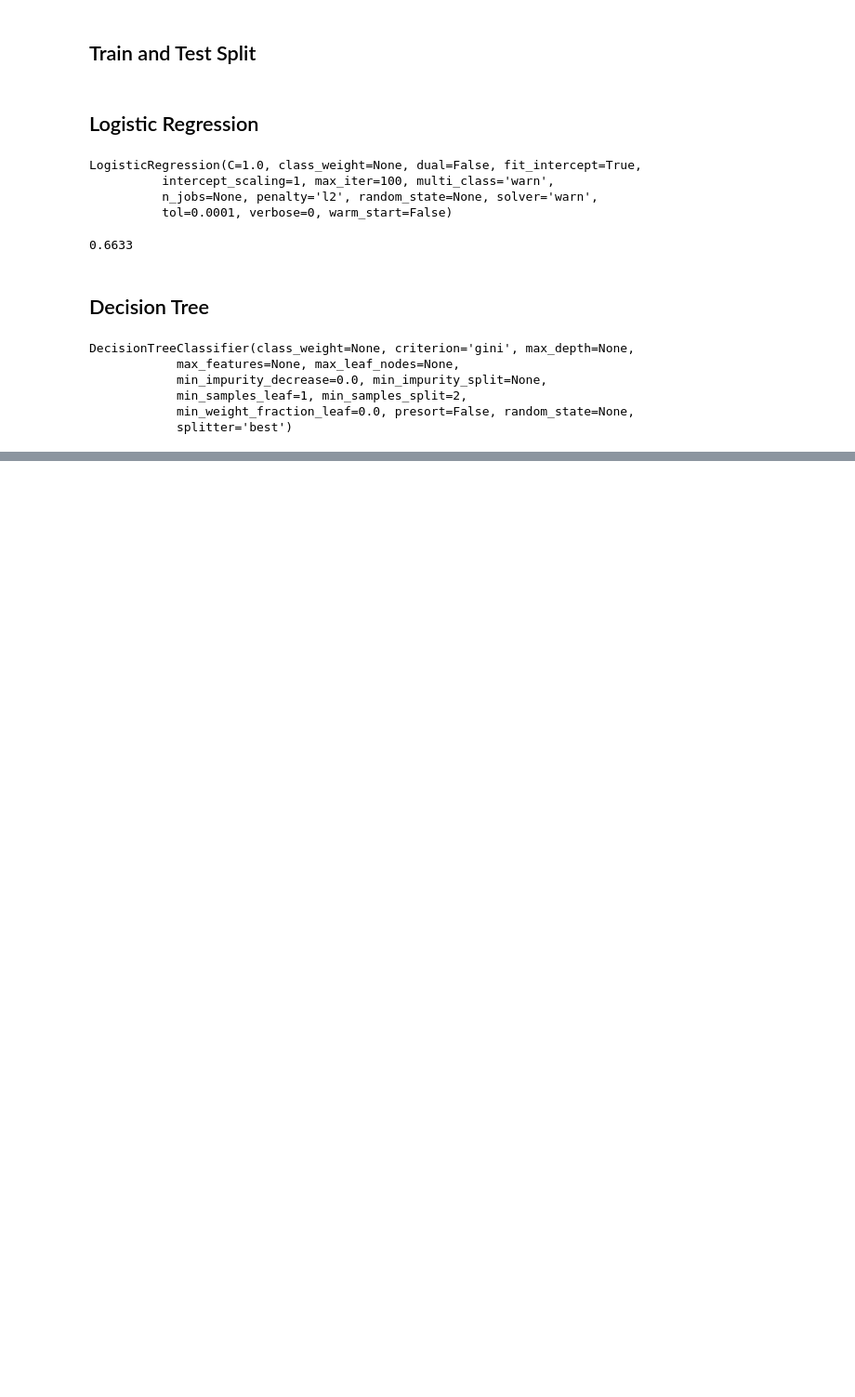
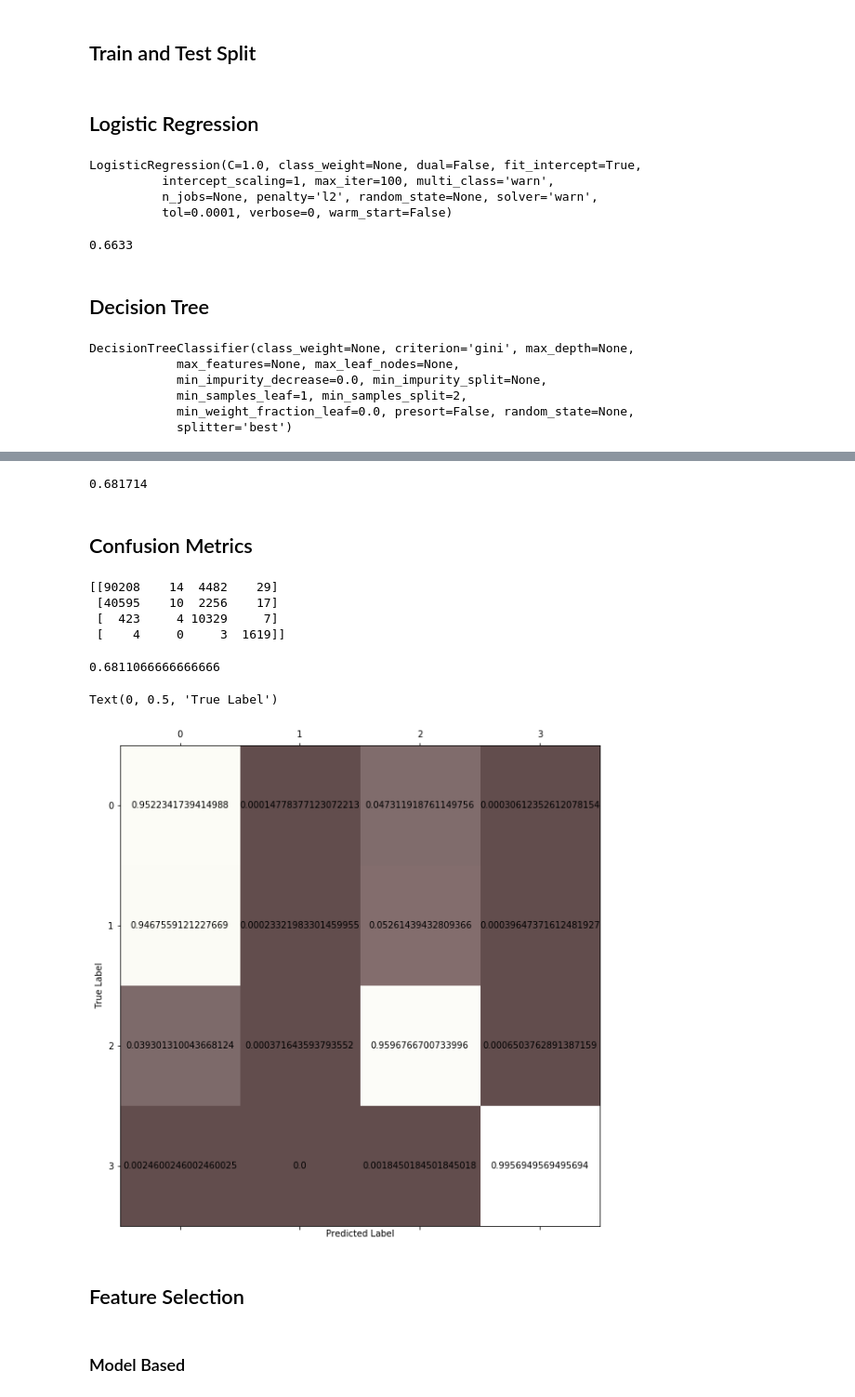
Before and after one commit to Arvind-capstone/Capstone-project, a Jupyter notebook: Capstone.ipynb, the cells around one changed output, grey strips where cells are left out. Shown at 93% size. Drawn from its saved outputs; the diff is of its cells as text; code cells hidden in the pictures; blank space fills up the shorter version.

```diff
--- a/Capstone.ipynb
+++ b/Capstone.ipynb
@@ -251,7 +239,7 @@ from sklearn.neighbors import KNeighborsClassifier
 from sklearn.svm import SVC
 from sklearn.tree import DecisionTreeClassifier, export_graphviz
 # %%
-Data= pd.concat([data_clean,Test], axis=1)
+Data= pd.concat([data_clean,test], axis=1)
 Data.head()
 # %% [output]
 |  | row_id | loan_type | property_type | loan_purpose | occupancy | loan_amount | preapproval | msa_md | ... |
@@ -306,0 +297,4 @@ print(accuracy_score(y_test, predictions))
+# %%
+forest_model = RandomForestClassifier(random_state=1,max_depth=10,n_estimators=50)
+# %%
+clf_rf = forest_model.fit(x_train,y_train)
@@ -306,0 +303,37 @@ print(accuracy_score(y_test, predictions))
+# %%
+Random_forest = accuracy_score(predictions , Y)
+Random_forest
+# %% [output]
+0.681714
+# %% [markdown]
+## Confusion Metrics
+# %%
+from sklearn.metrics import confusion_matrix
+y_pred = clf_rf.fit(x_train, y_train).predict(x_test)
+cm = confusion_matrix(y_true=  y_test, y_pred = y_pred)
+print(cm)
+# %% [output]
+[[90208    14  4482    29]
+ [40595    10  2256    17]
+ [  423     4 10329     7]
+ [    4     0     3  1619]]
+# %%
+accuracy_score(y_test, y_pred)
+# %% [output]
+0.6811066666666666
+# %%
+cmn = cm.astype('float') / cm.sum(axis=1)[:, np.newaxis]
+fig,ax = plt.subplots(figsize=(10,10))
+ax.matshow(cmn,cmap=plt.cm.pink,alpha=0.7)
+for i in range(cmn.shape[0]):
+    for j in range(cmn.shape[1]):
+        ax.text(x=j,y=i,s=cmn[i,j],va='center',ha='center')
+plt.xlabel('Predicted Label')
+plt.ylabel('True Label')
+# %% [output]
+Text(0, 0.5, 'True Label')
+[figure, added]
+# %% [markdown]
+## Feature Selection
+# %% [markdown]
+### Model Based
```
Also changed, not shown: parts of 29 cells of this notebook.
